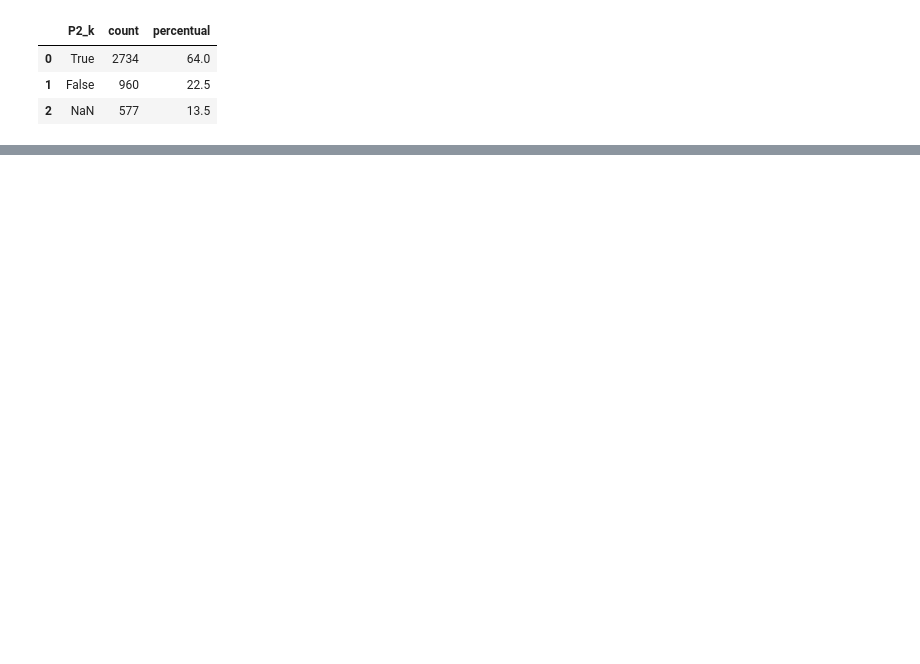
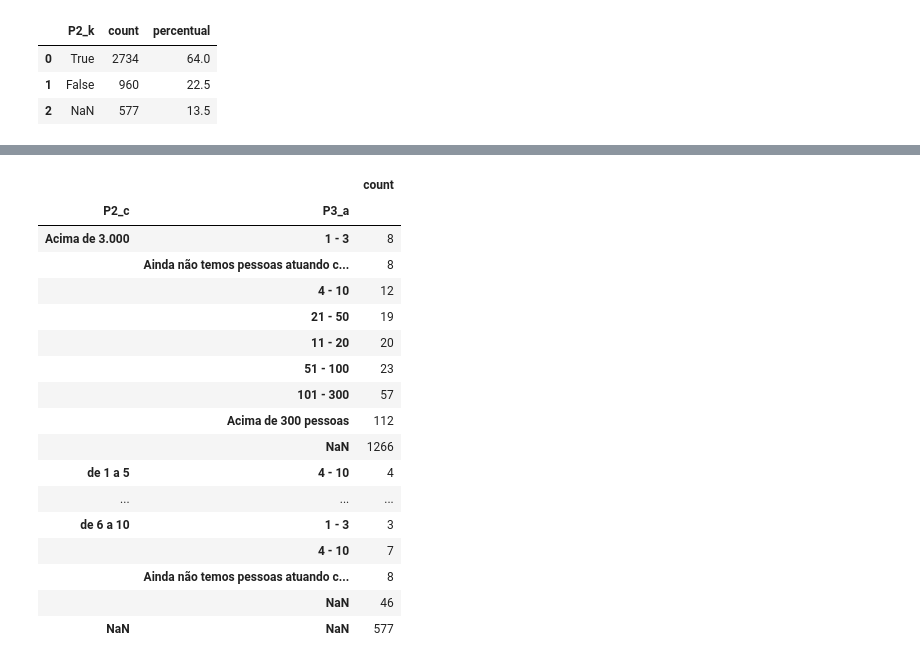
Before and after one commit to leticiafaria7/challenge-state-of-data, a Jupyter notebook: challenge-state-of-data.ipynb, the cells around one changed output, grey strips where cells are left out. Saved outputs shown, nothing was run; the diff lists cells and outputs as text; code cells hidden in the pictures; blank space fills up the shorter version.

```diff
--- a/challenge-state-of-data.ipynb
+++ b/challenge-state-of-data.ipynb
@@ -791,0 +832,21 @@ satisfacao_trabalho
+# %%
+satisfacao_maturidade_empresa[['P2_c', 'P3_a']].value_counts(dropna = False).to_frame().sort_values(['P2_c', 'count'])
+# %% [output]
+|  |  | count |
+| P2_c | P3_a |  |
+| Acima de 3.000 | 1 - 3 | 8 |
+|  | Ainda não temos pessoas atuando c... | 8 |
+|  | 4 - 10 | 12 |
+|  | 21 - 50 | 19 |
+|  | 11 - 20 | 20 |
+|  | 51 - 100 | 23 |
+|  | 101 - 300 | 57 |
+|  | Acima de 300 pessoas | 112 |
+|  | NaN | 1266 |
+| de 1 a 5 | 4 - 10 | 4 |
+| ... | ... | ... |
+| de 6 a 10 | 1 - 3 | 3 |
+|  | 4 - 10 | 7 |
+|  | Ainda não temos pessoas atuando c... | 8 |
+|  | NaN | 46 |
+| NaN | NaN | 577 |
```
Also changed, not shown: parts of 14 cells of this notebook.
